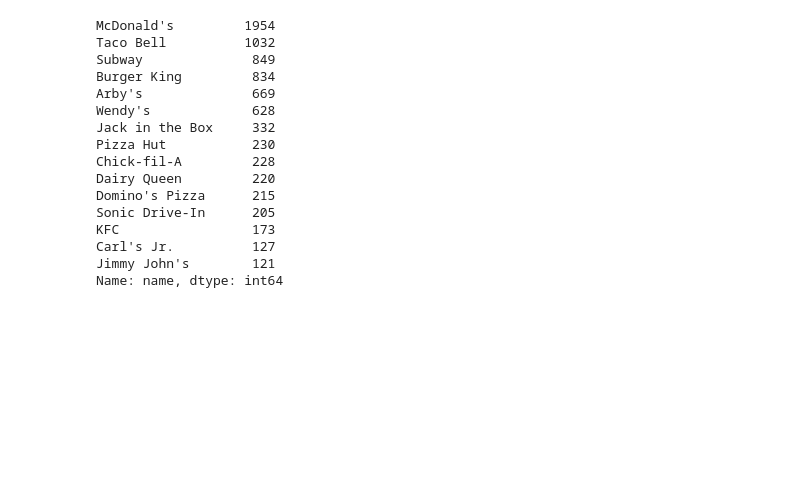
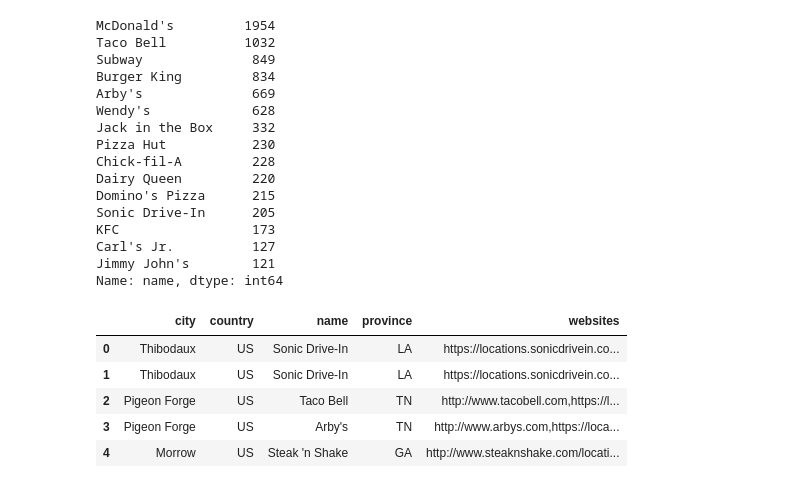
Before and after one commit to ejkaster/ETL-Project, a Jupyter notebook: FastFoodRestaurants-ETL.ipynb, the cells around one changed output. Drawn from its saved outputs; the diff is of its cells as text; code cells hidden in the pictures; blank space fills up the shorter version.

Commit message:
table update

```diff
--- a/FastFoodRestaurants-ETL.ipynb
+++ b/FastFoodRestaurants-ETL.ipynb
@@ -214,3 +214,12 @@ KFC                 173
 Carl's Jr.          127
 Jimmy John's        121
 Name: name, dtype: int64
+# %%
+df.head()
+# %% [output]
+|  | city | country | name | province | websites |
+| 0 | Thibodaux | US | Sonic Drive-In | LA | https://locations.sonicdrivein.co... |
+| 1 | Thibodaux | US | Sonic Drive-In | LA | https://locations.sonicdrivein.co... |
+| 2 | Pigeon Forge | US | Taco Bell | TN | http://www.tacobell.com,https://l... |
+| 3 | Pigeon Forge | US | Arby's | TN | http://www.arbys.com,https://loca... |
+| 4 | Morrow | US | Steak 'n Shake | GA | http://www.steaknshake.com/locati... |
```
Also changed, not shown: parts of 4 cells of this notebook.
